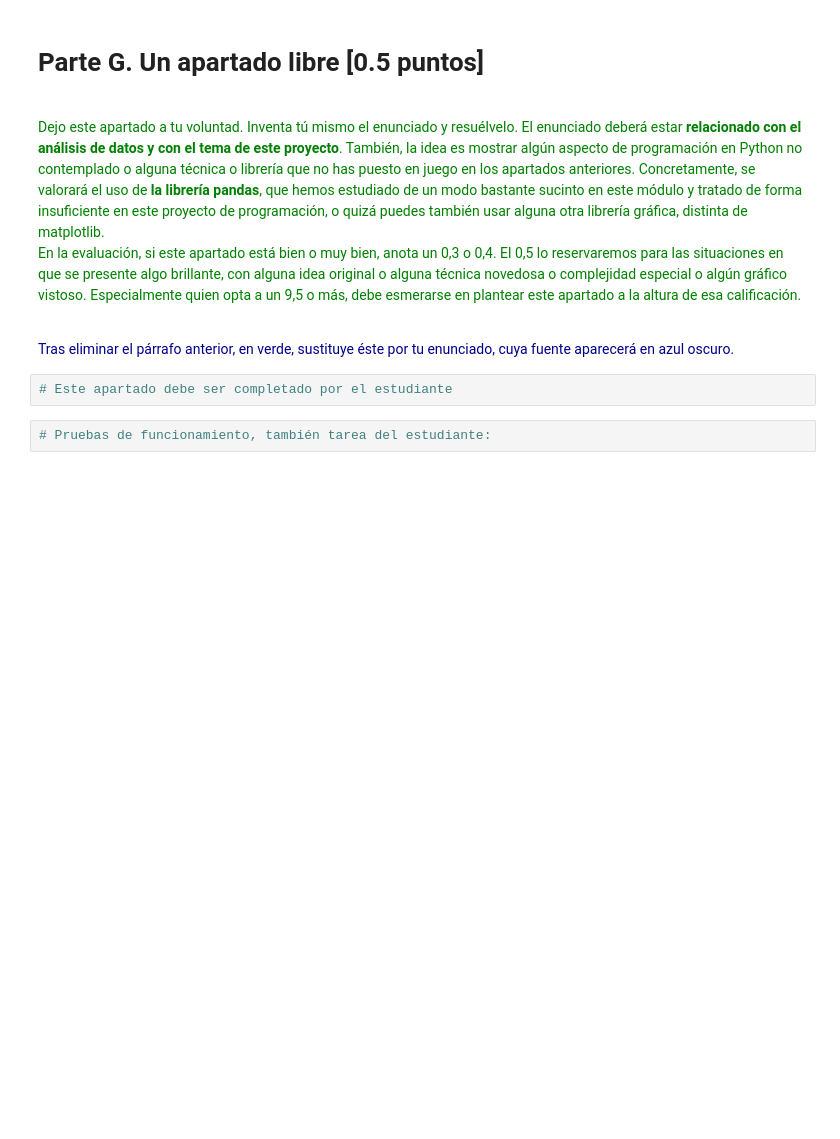
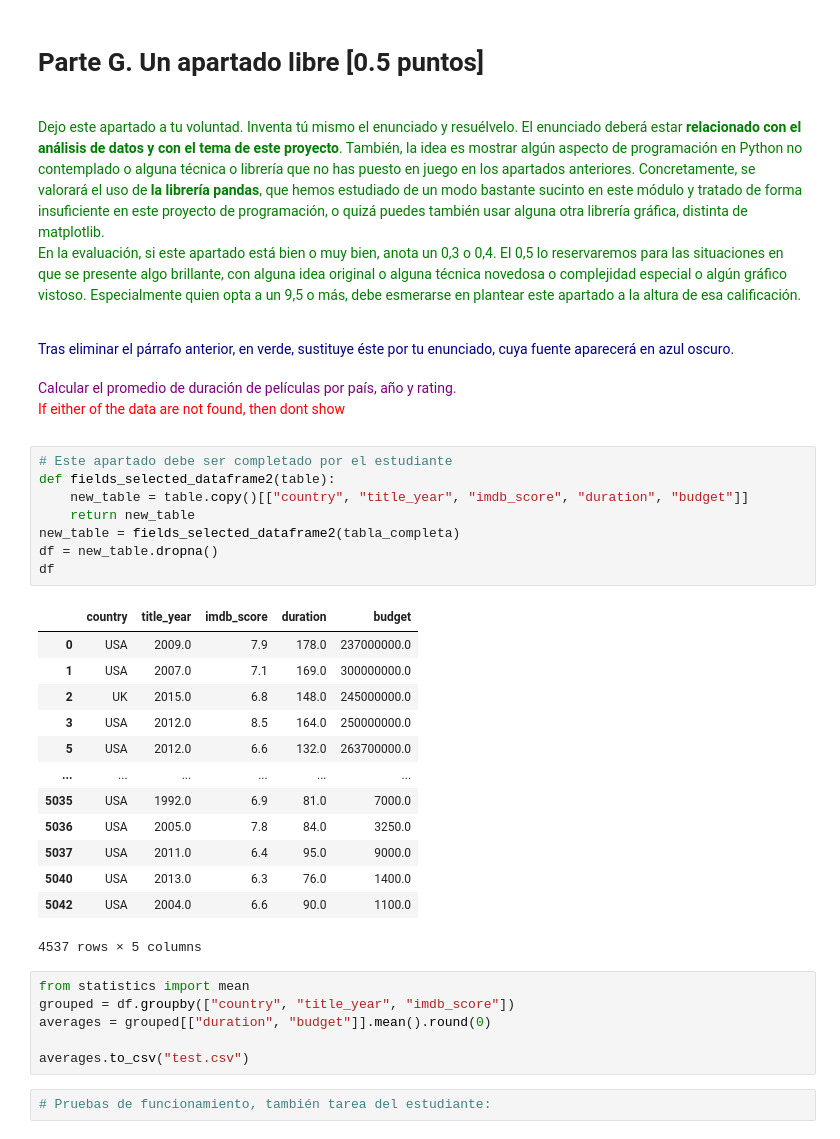
Before and after one commit to JoseDDA/movies, a Jupyter notebook: movies.ipynb, the cells around one changed output. Saved outputs shown, nothing was run; the diff lists cells and outputs as text; blank space fills up the shorter version.

Commit message:
added Part-G: Analysis of average duration and budget based on the country, year and imdb score. It's missing the graph

```diff
--- a/movies.ipynb
+++ b/movies.ipynb
@@ -1278,8 +1302,45 @@ En la evaluación, si este apartado está bien o muy bien, anota un 0,3 o 0,4. E
 <font color="darkblue">
 Tras eliminar el párrafo anterior, en verde, sustituye éste por tu enunciado, cuya fuente aparecerá en azul oscuro.
 </font>
+# %% [markdown]
+<font color="purple">
+Calcular el promedio de duración de películas por país, año y rating.
+</font>
+
+</br>
+
+<font color="red">
+
+If either of the data are not found, then dont show
+</font>
 # %%
 # Este apartado debe ser completado por el estudiante
+def	fields_selected_dataframe2(table):
+	new_table = table.copy()[["country", "title_year", "imdb_score", "duration", "budget"]]
+	return new_table
+new_table = fields_selected_dataframe2(tabla_completa)
+df = new_table.dropna()
+df
+# %% [output]
+|  | country | title_year | imdb_score | duration | budget |
+| 0 | USA | 2009.0 | 7.9 | 178.0 | 237000000.0 |
+| 1 | USA | 2007.0 | 7.1 | 169.0 | 300000000.0 |
+| 2 | UK | 2015.0 | 6.8 | 148.0 | 245000000.0 |
+| 3 | USA | 2012.0 | 8.5 | 164.0 | 250000000.0 |
+| 5 | USA | 2012.0 | 6.6 | 132.0 | 263700000.0 |
+| ... | ... | ... | ... | ... | ... |
+| 5035 | USA | 1992.0 | 6.9 | 81.0 | 7000.0 |
+| 5036 | USA | 2005.0 | 7.8 | 84.0 | 3250.0 |
+| 5037 | USA | 2011.0 | 6.4 | 95.0 | 9000.0 |
+| 5040 | USA | 2013.0 | 6.3 | 76.0 | 1400.0 |
+| 5042 | USA | 2004.0 | 6.6 | 90.0 | 1100.0 |
+4537 rows × 5 columns
+# %%
+from statistics import mean
+grouped = df.groupby(["country", "title_year", "imdb_score"])
+averages = grouped[["duration", "budget"]].mean().round(0)
+
+averages.to_csv("test.csv")
 # %%
 # Pruebas de funcionamiento, también tarea del estudiante:
 # %% [markdown]
```
Also changed, not shown: parts of 29 cells of this notebook.
